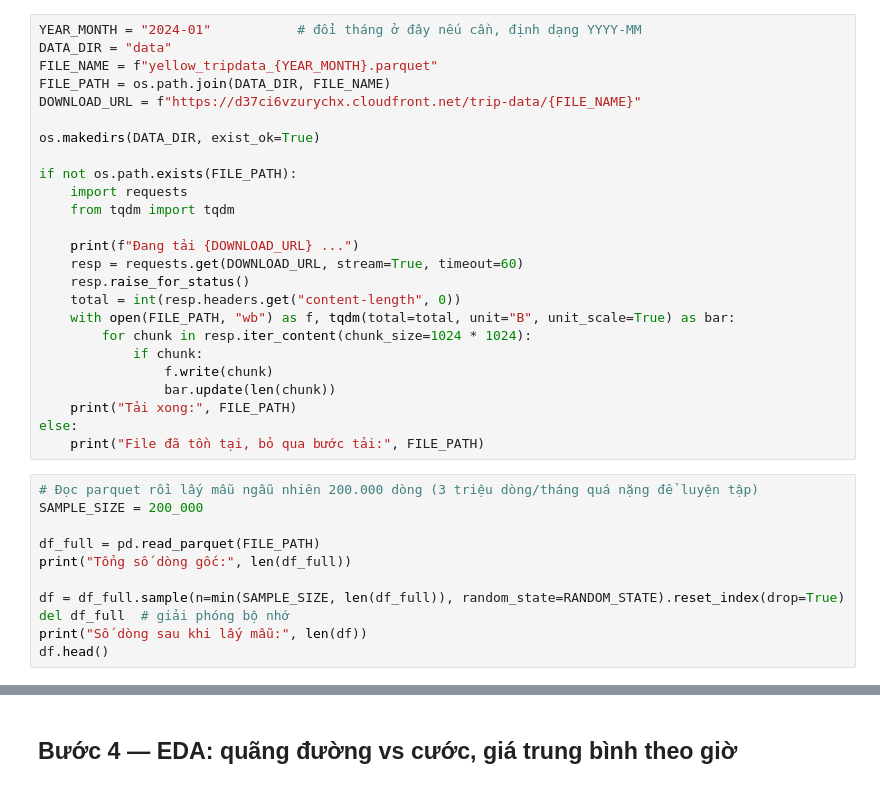
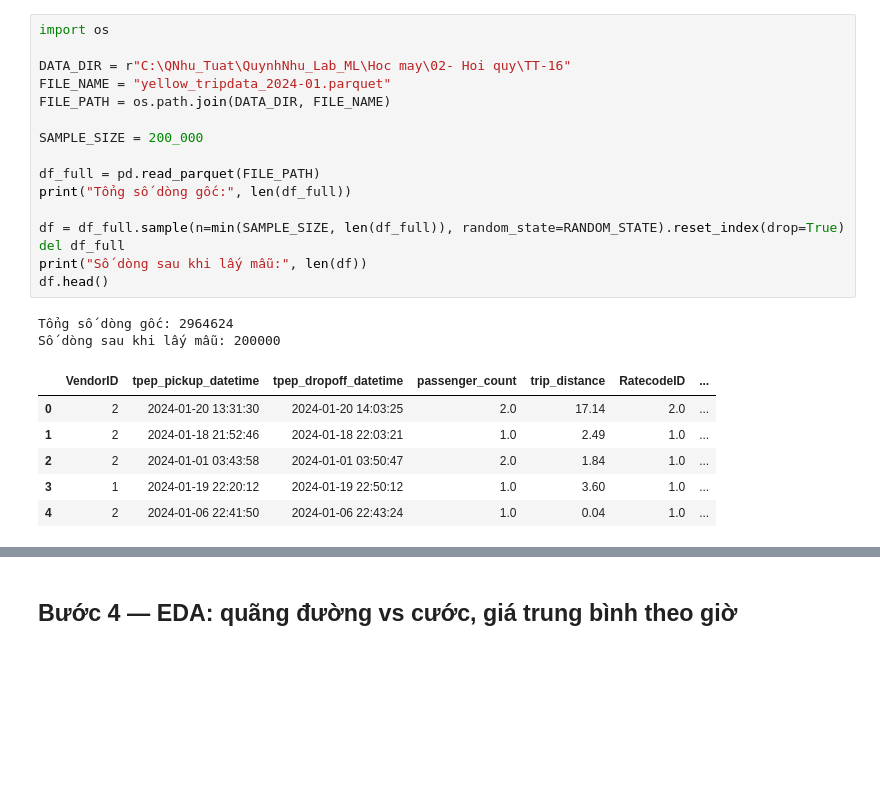
Before and after one commit to Qnhu2502/QuynhNhu_Lab_ML, a Jupyter notebook: Hoc may/02- Hoi quy/TT-16/TT16_DecisionTreeRegressor_taxi.ipynb, the cells around one changed output, grey strips where cells are left out. Cells and saved outputs as stored; diff of their text form; blank space fills up the shorter version.

```diff
--- a/Hoc may/02- Hoi quy/TT-16/TT16_DecisionTreeRegressor_taxi.ipynb
+++ b/Hoc may/02- Hoi quy/TT-16/TT16_DecisionTreeRegressor_taxi.ipynb
@@ -58,37 +56,26 @@ Mỗi file khoảng 45–50MB, ~3 triệu dòng — tải xong sẽ lấy mẫu
-# %%
-YEAR_MONTH = "2024-01"           # đổi tháng ở đây nếu cần, định dạng YYYY-MM
-DATA_DIR = "data"
-FILE_NAME = f"yellow_tripdata_{YEAR_MONTH}.parquet"
-FILE_PATH = os.path.join(DATA_DIR, FILE_NAME)
-DOWNLOAD_URL = f"https://d37ci6vzurychx.cloudfront.net/trip-data/{FILE_NAME}"
-
-os.makedirs(DATA_DIR, exist_ok=True)
-
-if not os.path.exists(FILE_PATH):
-    import requests
-    from tqdm import tqdm
-
-    print(f"Đang tải {DOWNLOAD_URL} ...")
-    resp = requests.get(DOWNLOAD_URL, stream=True, timeout=60)
-    resp.raise_for_status()
-    total = int(resp.headers.get("content-length", 0))
-    with open(FILE_PATH, "wb") as f, tqdm(total=total, unit="B", unit_scale=True) as bar:
-        for chunk in resp.iter_content(chunk_size=1024 * 1024):
-            if chunk:
-                f.write(chunk)
-                bar.update(len(chunk))
-    print("Tải xong:", FILE_PATH)
-else:
-    print("File đã tồn tại, bỏ qua bước tải:", FILE_PATH)
-# %%
-# Đọc parquet rồi lấy mẫu ngẫu nhiên 200.000 dòng (3 triệu dòng/tháng quá nặng để luyện tập)
-SAMPLE_SIZE = 200_000
-
-df_full = pd.read_parquet(FILE_PATH)
-print("Tổng số dòng gốc:", len(df_full))
-
-df = df_full.sample(n=min(SAMPLE_SIZE, len(df_full)), random_state=RANDOM_STATE).reset_index(drop=True)
-del df_full  # giải phóng bộ nhớ
-print("Số dòng sau khi lấy mẫu:", len(df))
-df.head()
+# %%
+import os
+
+DATA_DIR = r"C:\QNhu_Tuat\QuynhNhu_Lab_ML\Hoc may\02- Hoi quy\TT-16"
+FILE_NAME = "yellow_tripdata_2024-01.parquet"
+FILE_PATH = os.path.join(DATA_DIR, FILE_NAME)
+
+SAMPLE_SIZE = 200_000
+
+df_full = pd.read_parquet(FILE_PATH)
+print("Tổng số dòng gốc:", len(df_full))
+
+df = df_full.sample(n=min(SAMPLE_SIZE, len(df_full)), random_state=RANDOM_STATE).reset_index(drop=True)
+del df_full
+print("Số dòng sau khi lấy mẫu:", len(df))
+df.head()
+# %% [output]
+Tổng số dòng gốc: 2964624
+Số dòng sau khi lấy mẫu: 200000
+|  | VendorID | tpep_pickup_datetime | tpep_dropoff_datetime | passenger_count | trip_distance | RatecodeID | ... |
+| 0 | 2 | 2024-01-20 13:31:30 | 2024-01-20 14:03:25 | 2.0 | 17.14 | 2.0 | ... |
+| 1 | 2 | 2024-01-18 21:52:46 | 2024-01-18 22:03:21 | 1.0 | 2.49 | 1.0 | ... |
+| 2 | 2 | 2024-01-01 03:43:58 | 2024-01-01 03:50:47 | 2.0 | 1.84 | 1.0 | ... |
+| 3 | 1 | 2024-01-19 22:20:12 | 2024-01-19 22:50:12 | 1.0 | 3.60 | 1.0 | ... |
+| 4 | 2 | 2024-01-06 22:41:50 | 2024-01-06 22:43:24 | 1.0 | 0.04 | 1.0 | ... |
 # %% [markdown]
```
Also changed, not shown: parts of 32 cells of this notebook.
